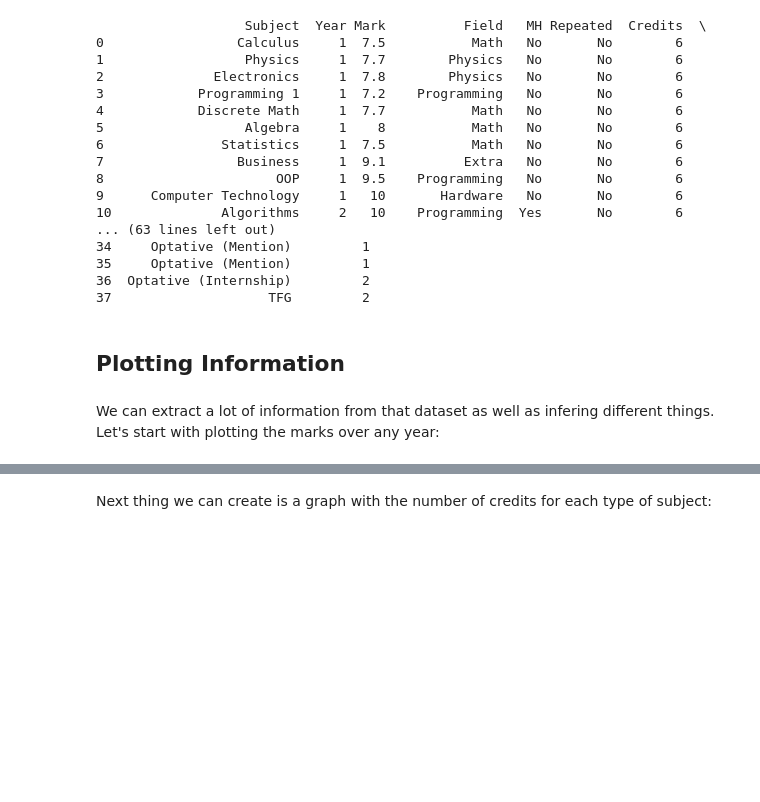
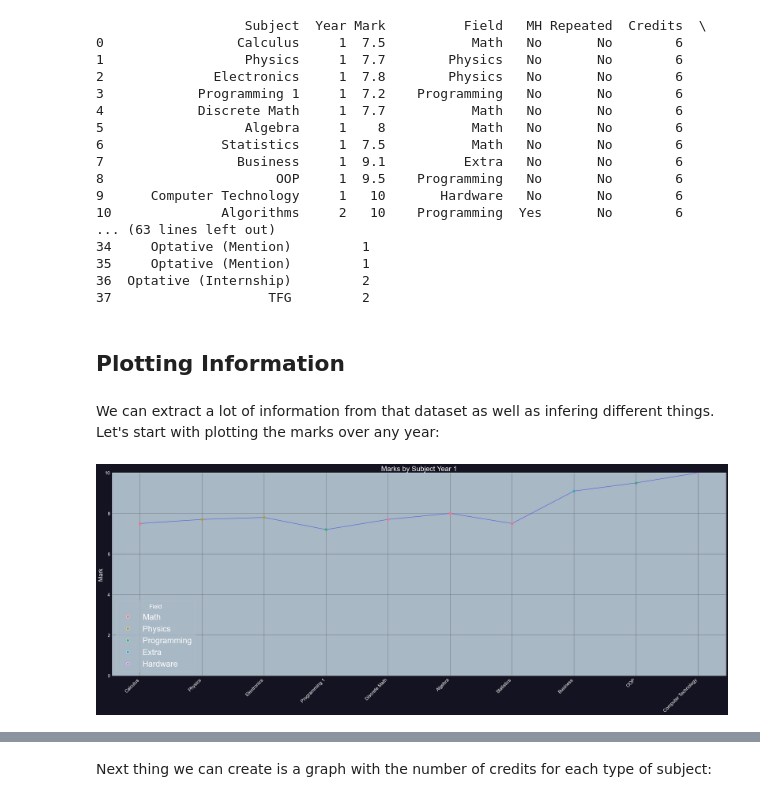
Before and after one commit to rorro6787/AcademicData, a Jupyter notebook: src/analysis.ipynb, the cells around one changed output, grey strips where cells are left out. Cells and saved outputs as stored; diff of their text form; code cells hidden in the pictures; blank space fills up the shorter version.

```diff
--- a/src/analysis.ipynb
+++ b/src/analysis.ipynb
@@ -121 +130,5 @@ def marks_by_subject(df, type_graph="bars", year=1, semester=None):
+# %%
+marks_by_subject(df, type_graph="lines", year=1)
+# %% [output]
+[figure, added]
 # %%
```
Also changed, not shown: parts of 8 cells of this notebook.
